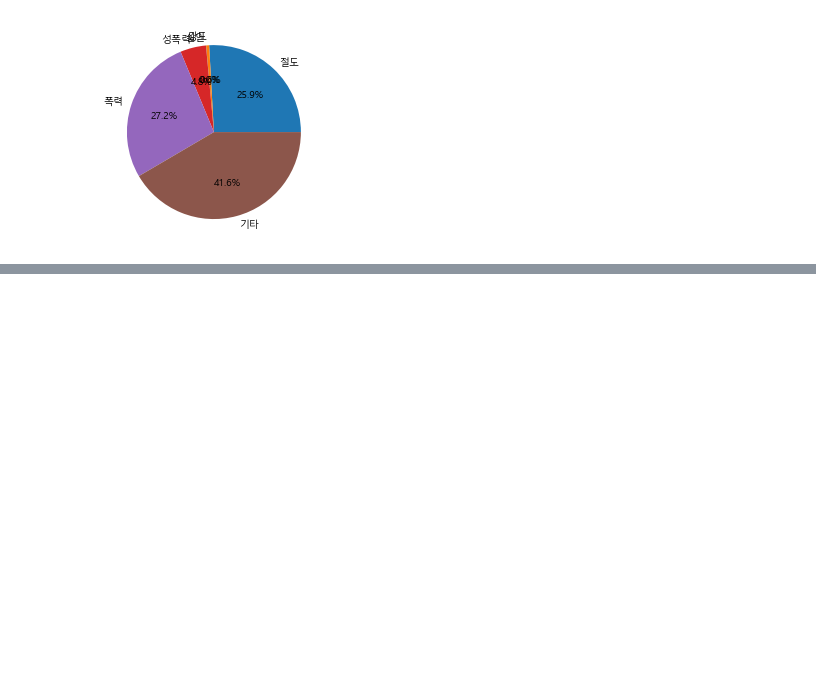
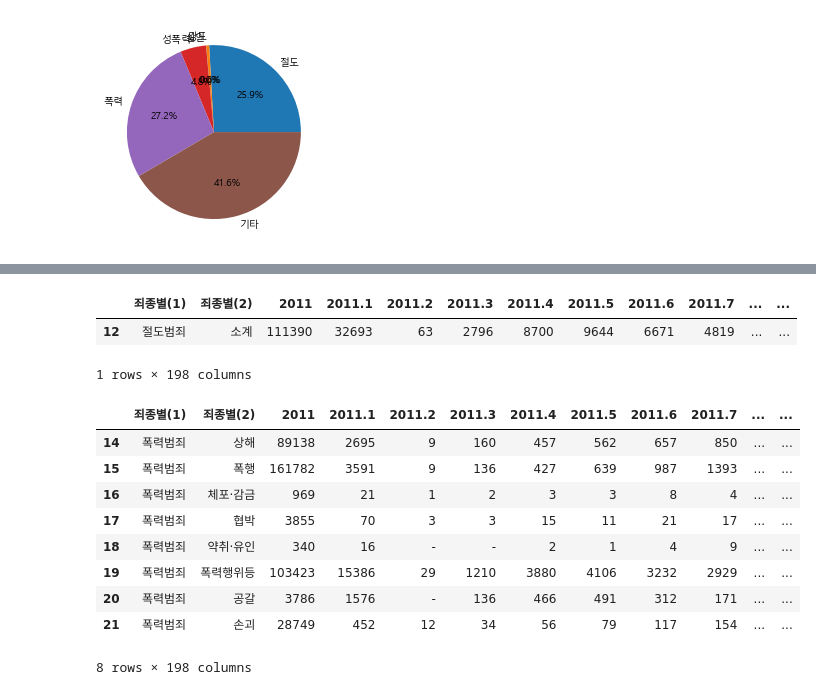
Before and after one commit to hkim11656/crime_analysis, a Jupyter notebook: 08_소년범죄 중 5대 강력범죄 비율.ipynb, the cells around one changed output, grey strips where cells are left out. Saved outputs shown, nothing was run; the diff lists cells and outputs as text; code cells hidden in the pictures; blank space fills up the shorter version.

```diff
--- a/08_소년범죄 중 5대 강력범죄 비율.ipynb
+++ b/08_소년범죄 중 5대 강력범죄 비율.ipynb
@@ -97,0 +157,23 @@ plt.show()
+# %%
+# 절도
+df_steal = df[df['죄종별(1)'] == '절도범죄']
+df_steal
+# %% [output]
+|  | 죄종별(1) | 죄종별(2) | 2011 | 2011.1 | 2011.2 | 2011.3 | 2011.4 | 2011.5 | 2011.6 | 2011.7 | ... | ... |
+| 12 | 절도범죄 | 소계 | 111390 | 32693 | 63 | 2796 | 8700 | 9644 | 6671 | 4819 | ... | ... |
+1 rows × 198 columns
+# %%
+# 폭력
+df_force = df[(df['죄종별(1)'] == '폭력범죄') & (df['죄종별(2)'] != '소계')]
+df_force
+# %% [output]
+|  | 죄종별(1) | 죄종별(2) | 2011 | 2011.1 | 2011.2 | 2011.3 | 2011.4 | 2011.5 | 2011.6 | 2011.7 | ... | ... |
+| 14 | 폭력범죄 | 상해 | 89138 | 2695 | 9 | 160 | 457 | 562 | 657 | 850 | ... | ... |
+| 15 | 폭력범죄 | 폭행 | 161782 | 3591 | 9 | 136 | 427 | 639 | 987 | 1393 | ... | ... |
+| 16 | 폭력범죄 | 체포·감금 | 969 | 21 | 1 | 2 | 3 | 3 | 8 | 4 | ... | ... |
+| 17 | 폭력범죄 | 협박 | 3855 | 70 | 3 | 3 | 15 | 11 | 21 | 17 | ... | ... |
+| 18 | 폭력범죄 | 약취·유인 | 340 | 16 | - | - | 2 | 1 | 4 | 9 | ... | ... |
+| 19 | 폭력범죄 | 폭력행위등 | 103423 | 15386 | 29 | 1210 | 3880 | 4106 | 3232 | 2929 | ... | ... |
+| 20 | 폭력범죄 | 공갈 | 3786 | 1576 | - | 136 | 466 | 491 | 312 | 171 | ... | ... |
+| 21 | 폭력범죄 | 손괴 | 28749 | 452 | 12 | 34 | 56 | 79 | 117 | 154 | ... | ... |
+8 rows × 198 columns
```
Also changed, not shown: parts of 14 cells of this notebook, 1 other file.
